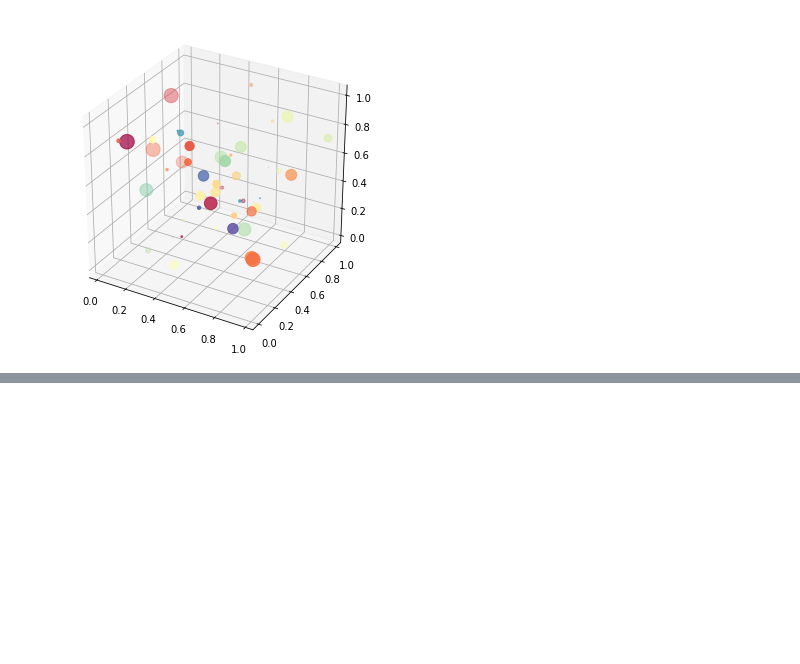
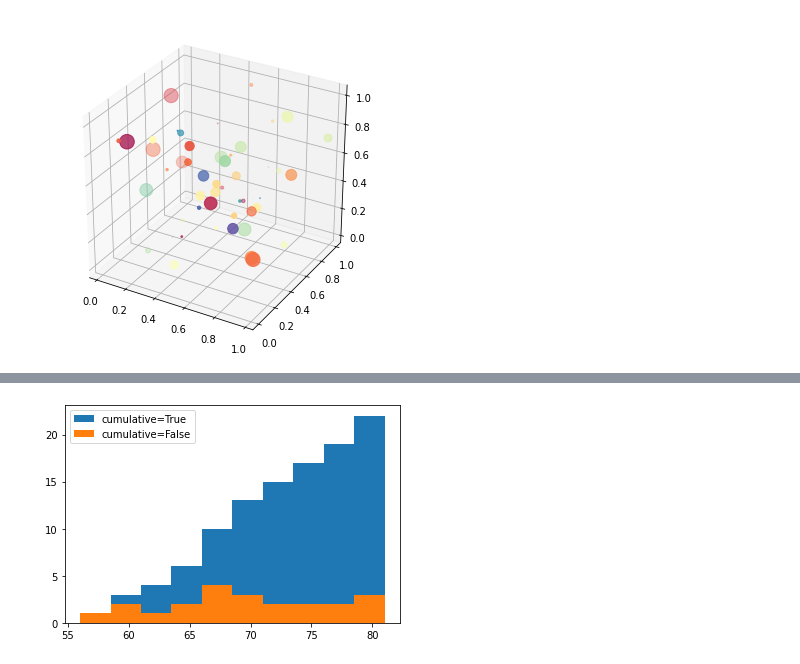
Before and after one commit to goodDev-junhyuk/JupyterNotebook, a Jupyter notebook: Matploblib.ipynb, the cells around one changed output, grey strips where cells are left out. Cells and saved outputs as stored; diff of their text form; code cells hidden in the pictures; blank space fills up the shorter version.

```diff
--- a/Matploblib.ipynb
+++ b/Matploblib.ipynb
@@ -366,0 +385,16 @@ plt.show()
+# %%
+# 누적 히스토그램 그리기
+import matplotlib.pyplot as plt
+
+weight = [
+          68, 81, 64, 56, 78, 74, 61, 77, 66, 68, 59, 71,
+          80, 59, 67, 81, 69, 73, 69, 74, 70, 65
+]
+
+plt.hist(weight, cumulative=True, label = 'cumulative=True')
+plt.hist(weight, cumulative=False, label = 'cumulative=False')
+plt.legend(loc='upper left')
+
+plt.show()
+# %% [output]
+[figure, added]
```
Also changed, not shown: parts of 2 cells of this notebook.
